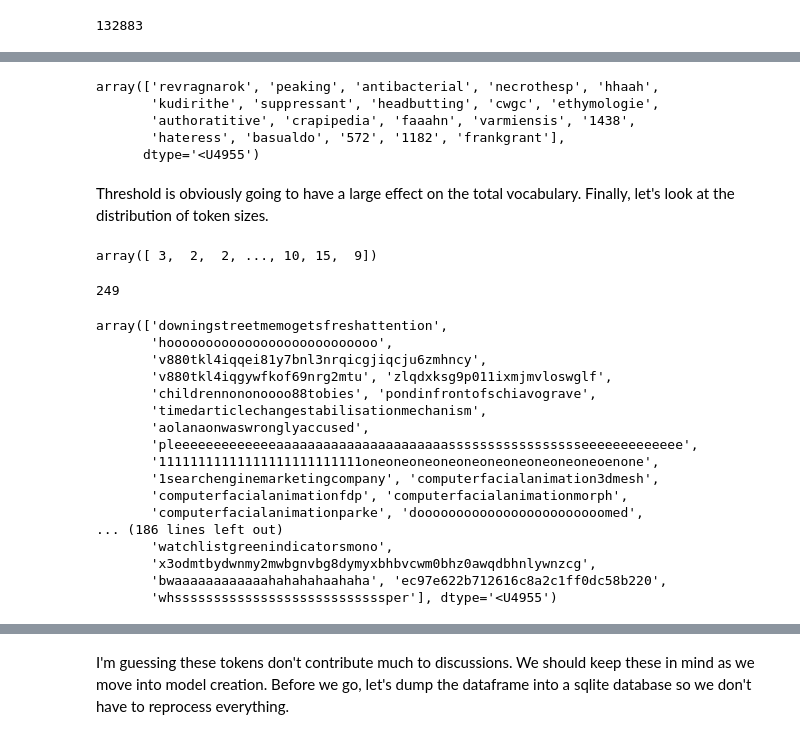
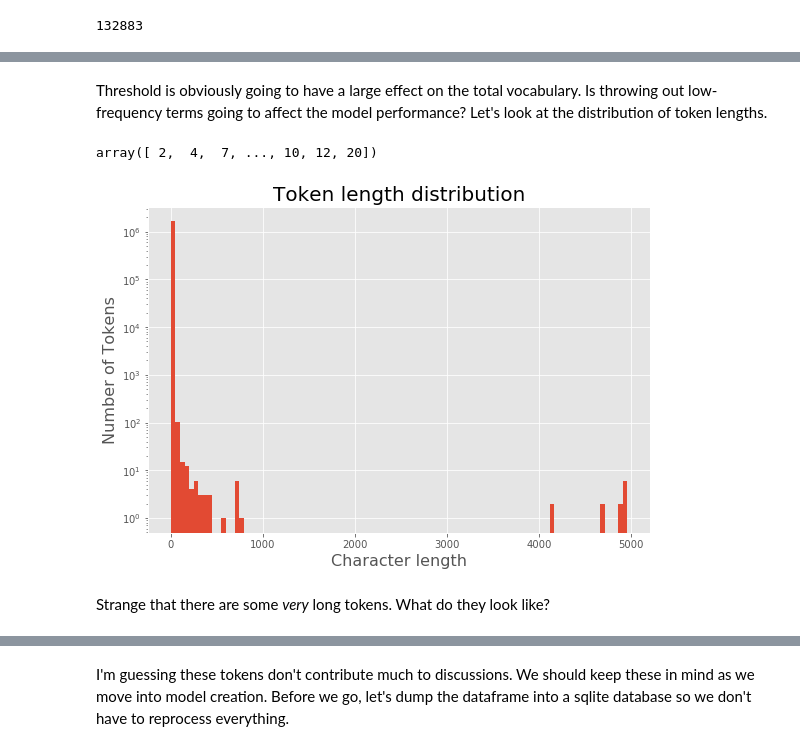
Before and after one commit to jkingphd/nlp_example, a Jupyter notebook: notebooks/1A-jkk-cleanup_and_exploration.ipynb, the cells around one changed output, grey strips where cells are left out. Cells and saved outputs as stored; diff of their text form; code cells hidden in the pictures.

```diff
--- a/notebooks/1A-jkk-cleanup_and_exploration.ipynb
+++ b/notebooks/1A-jkk-cleanup_and_exploration.ipynb
@@ -325,0 +392,5 @@ len(token_dict)
+# %%
+bigrams = [token for token in tqdm(token_dict.keys()) if len(token.split(' ')) > 1]
+rng = np.random.RandomState(seed)
+for i in rng.randint(0, len(bigrams)+1, size=20):
+    print(bigrams[i])
@@ -354,41 +520,20 @@ Length: 1339, dtype: float64
-# %%
-one_hit_wonders = np.array([token for token, count in token_dict.items() if count == 1])
-np.random.choice(one_hit_wonders, size=20, replace=False)
-# %% [output]
-array(['revragnarok', 'peaking', 'antibacterial', 'necrothesp', 'hhaah',
-       'kudirithe', 'suppressant', 'headbutting', 'cwgc', 'ethymologie',
-       'authoratitive', 'crapipedia', 'faaahn', 'varmiensis', '1438',
-       'hateress', 'basualdo', '572', '1182', 'frankgrant'],
-      dtype='<U4955')
 # %% [markdown]
-Threshold is obviously going to have a large effect on the total vocabulary. Finally, let's look at the distribution of token sizes.
+Threshold is obviously going to have a large effect on the total vocabulary. Is throwing out low-frequency terms going to affect the model performance? Let's look at the distribution of token lengths.
 # %%
-tokens = np.array(list(df_token_dict.keys()))
+tokens = list(df_token_dict.keys())
 token_len = np.array([len(token) for token in tokens])
 token_len
 # %% [output]
-array([ 3,  2,  2, ..., 10, 15,  9])
+array([ 2,  4,  7, ..., 10, 12, 20])
-# %%
-(token_len > 24).sum()
-# %% [output]
-249
-# %%
-tokens[token_len > 24]
-# %% [output]
-array(['downingstreetmemogetsfreshattention',
-       'hooooooooooooooooooooooooooo',
-       'v880tkl4iqqei81y7bnl3nrqicgjiqcju6zmhncy',
-       'v880tkl4iqgywfkof69nrg2mtu', 'zlqdxksg9p011ixmjmvloswglf',
-       'childrennononoooo88tobies', 'pondinfrontofschiavograve',
-       'timedarticlechangestabilisationmechanism',
-       'aolanaonwaswronglyaccused',
-       'pleeeeeeeeeeeeeaaaaaaaaaaaaaaaaaaaaaassssssssssssssssseeeeeeeeeeeee',
-       '11111111111111111111111111oneoneoneoneoneoneoneoneoneoneoenone',
-       '1searchenginemarketingcompany', 'computerfacialanimation3dmesh',
-       'computerfacialanimationfdp', 'computerfacialanimationmorph',
-       'computerfacialanimationparke', 'doooooooooooooooooooooooomed',
-... (186 lines left out)
-       'watchlistgreenindicatorsmono',
-       'x3odmtbydwnmy2mwbgnvbg8dymyxbhbvcwm0bhz0awqdbhnlywnzcg',
-       'bwaaaaaaaaaaaahahahahaahaha', 'ec97e622b712616c8a2c1ff0dc58b220',
-       'whsssssssssssssssssssssssssssper'], dtype='<U4955')
+# %%
+plt.figure(figsize=(9,6))
+plt.hist(token_len, bins=100)
+plt.title('Token length distribution', fontsize=20)
+plt.xlabel('Character length', fontsize=16)
+plt.ylabel('Number of Tokens', fontsize=16)
+plt.yscale('log')
+plt.show()
+# %% [output]
+[figure, added]
+# %% [markdown]
+Strange that there are some _very_ long tokens. What do they look like?
```
Also changed, not shown: parts of 24 cells of this notebook.
